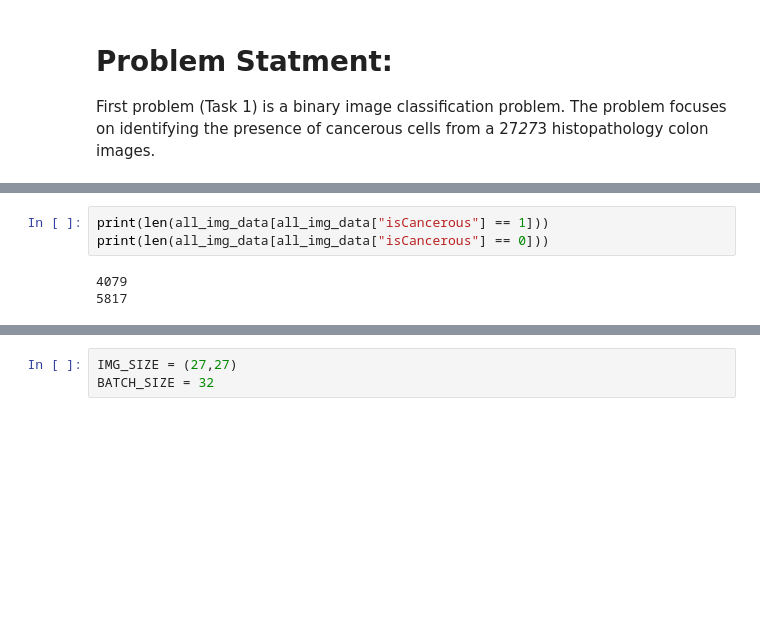
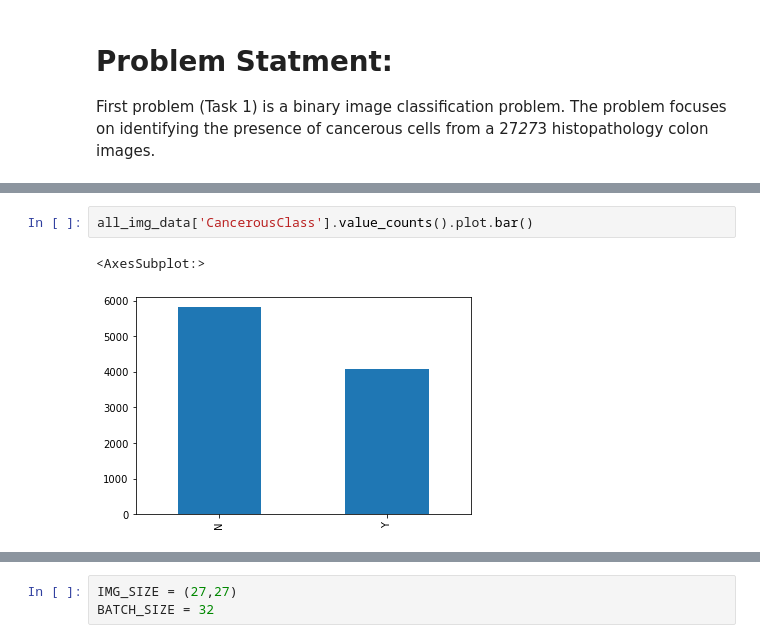
Before and after one commit to kumarv987/ML_2021_Assignment2, a Jupyter notebook: Assignment-2(1).ipynb, the cells around one changed output, grey strips where cells are left out. Drawn from its saved outputs; the diff is of its cells as text; blank space fills up the shorter version.

```diff
--- a/Assignment-2(1).ipynb
+++ b/Assignment-2(1).ipynb
@@ -71,6 +51,5 @@ all_img_data.head()
-# %%
-print(len(all_img_data[all_img_data["isCancerous"] == 1]))
-print(len(all_img_data[all_img_data["isCancerous"] == 0]))
-# %% [output]
-4079
-5817
+# %%
+all_img_data['CancerousClass'].value_counts().plot.bar()
+# %% [output]
+<AxesSubplot:>
+[figure, added]
```
Also changed, not shown: parts of 42 cells of this notebook.
